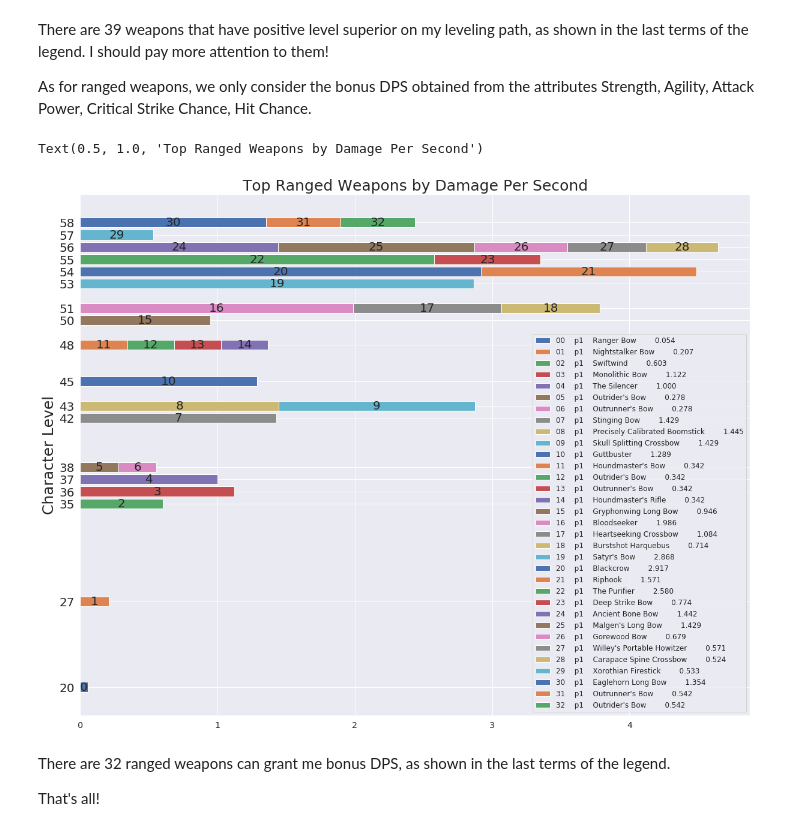
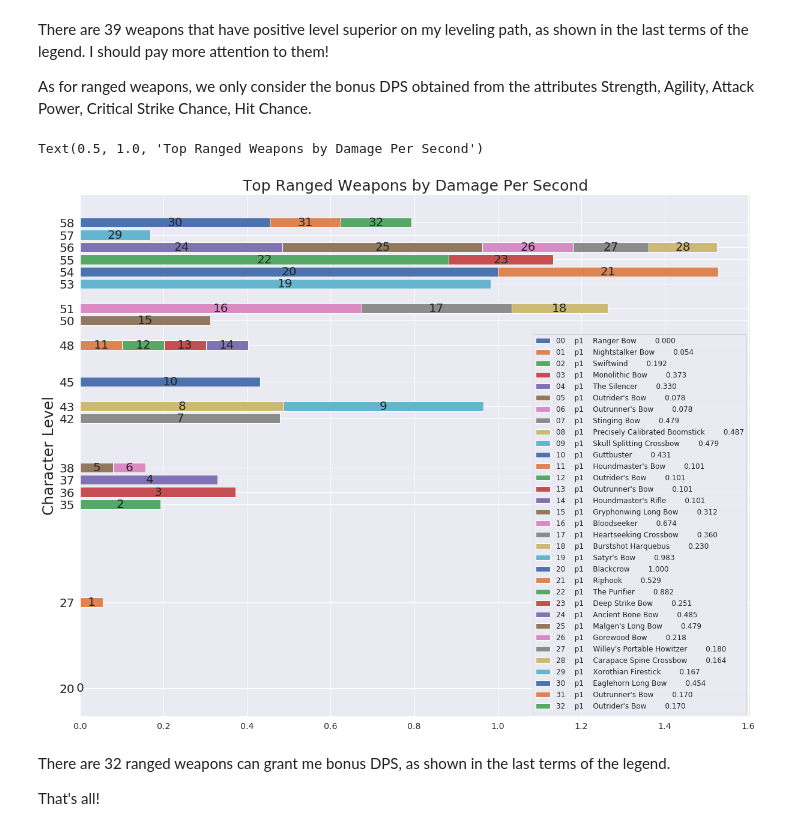
Before and after one commit to sucv/wowdata, a Jupyter notebook: wowDataMining_v2.0.ipynb, the cells around one changed output. Saved outputs shown, nothing was run; the diff lists cells and outputs as text; code cells hidden in the pictures.

```diff
--- a/wowDataMining_v2.0.ipynb
+++ b/wowDataMining_v2.0.ipynb
@@ -425,6 +424,9 @@ rawDPS = rangedWeaponData["reqlevel"].map(BenchmarkDPS)
 bonusDPS = (rangedWeaponData["str"] * 2 / 14 + rangedWeaponData["agi"] / 20 * rawDPS * 0.05
             + rangedWeaponData["atkpwr"] / 14 + rangedWeaponData["critstrkpct"] * rawDPS * 0.05
             + rangedWeaponData["hitpct"] * rawDPS * 0.05)
+bonusDPS=(bonusDPS-bonusDPS.min())/(bonusDPS.max()-bonusDPS.min())
+
+
 rangedWeaponData.insert(loc=14, column='bonusDPS', value=bonusDPS)
 
 result = rangedWeaponData.sort_values(['reqlevel', 'bonusDPS'], ascending=[True, False]).reset_index()
@@ -443,34 +445,34 @@ pointer = 0
 patch_handles = []
 
 for (level, i) in zip(result['reqlevel'], idx):
     if i>0:
         if result['reqlevel'].loc[i]!= result['reqlevel'].loc[i-1]:
             pointer+=1
     idx[i] = pointer
 
 
 fig, ax = plt.subplots(1, 1, figsize=(20, 16))
 for (r, w, l, i, j) in zip(rows, widths, labels, idx, row_counts):
     dif = ('%.3f' % w)
     label = (str(j).zfill(2) + '    ' + "p" +  str(p) + '    ' + l + '    '   + '    ' + str(dif))
     patch_handles.append(ax.barh(r, w, align='center', left=left[i], label=label))
 
     left[i] += w
     patch = patch_handles[-1][0]
     bl = patch.get_xy()
     x = 0.5*patch.get_width() + bl[0]
     y = 0.5*patch.get_height() + bl[1]
     ax.text(x, y, "%s" % (j), ha='center',va='center',size = 20)
 
 y_pos = result['reqlevel'].unique()
 ax.set_yticks(y_pos)
 ax.tick_params(axis='y', labelsize=20)
 ax.legend(loc = 'best',prop={'size':12})
 ax.set_ylabel('Character Level', fontsize=25)
 ax.set_title('Top Ranged Weapons by Damage Per Second', fontsize=25)
 # %% [output]
 Text(0.5, 1.0, 'Top Ranged Weapons by Damage Per Second')
-[figure, old version]
+[figure, new version]
 # %% [markdown]
 There are 32 ranged weapons can grant me bonus DPS, as shown in the last terms of the legend.
 
```
Also changed, not shown: parts of 4 cells of this notebook.
